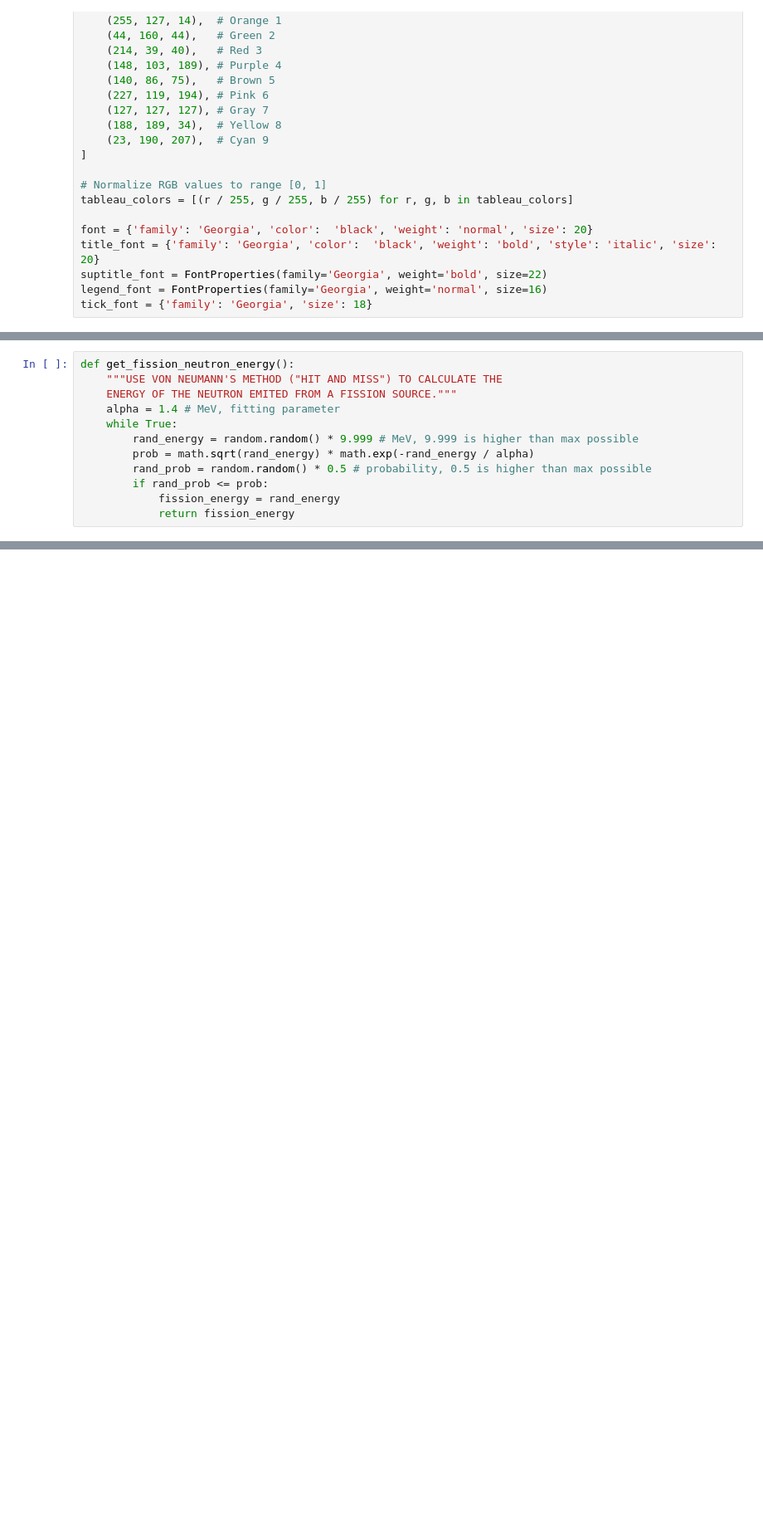
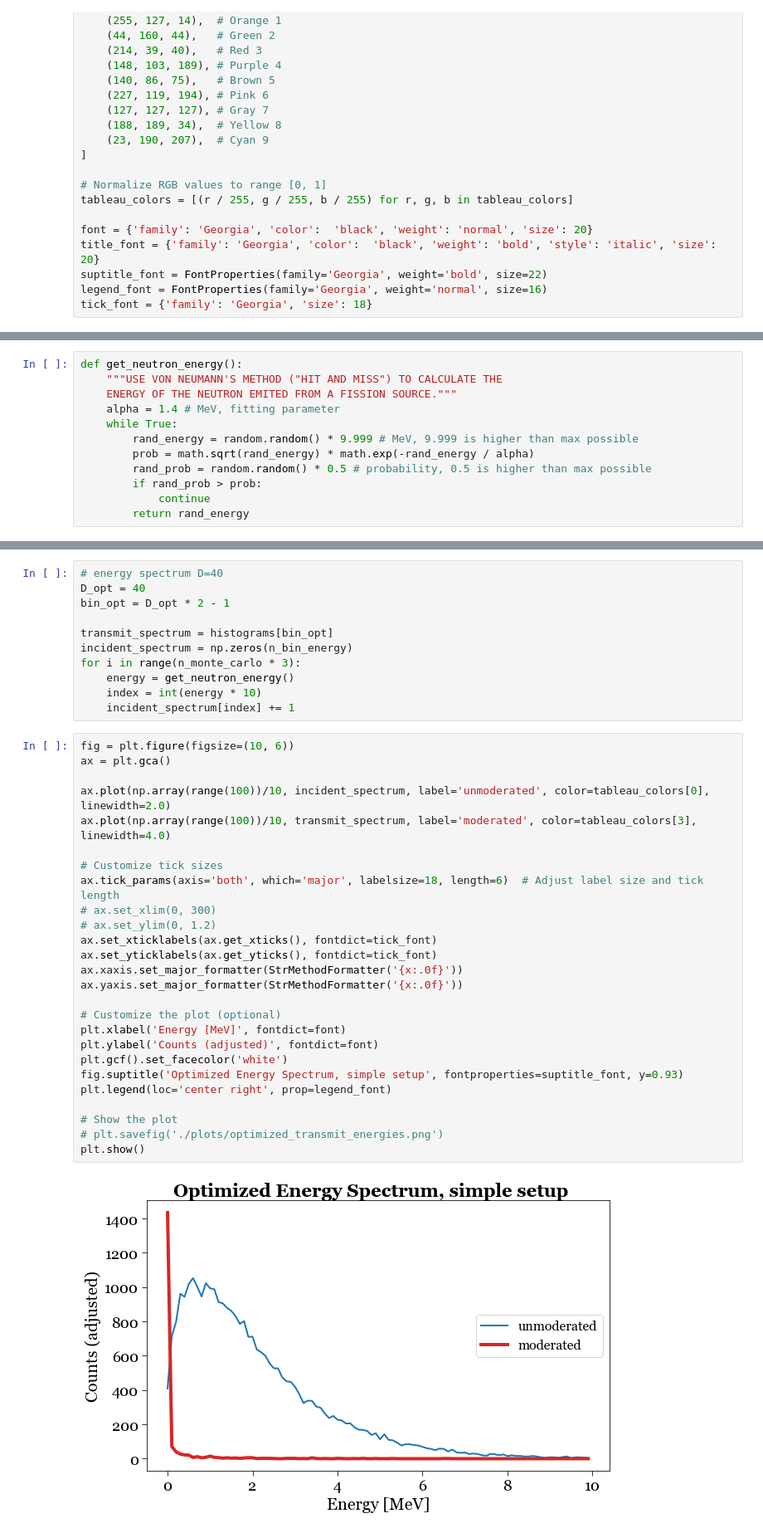
Before and after one commit to chew-in/computational_physics, a Jupyter notebook: 5_Chicago-Pile1/CP-1_simulation.ipynb, the cells around one changed output, grey strips where cells are left out. Shown at 83% size. Cells and saved outputs as stored; diff of their text form; blank space fills up the shorter version.

```diff
--- a/5_Chicago-Pile1/CP-1_simulation.ipynb
+++ b/5_Chicago-Pile1/CP-1_simulation.ipynb
@@ -63,5 +44,5 @@ C *** FROM ZERO UP TO THE MAXIMUM
 # %%
-def get_fission_neutron_energy():
+def get_neutron_energy():
     """USE VON NEUMANN'S METHOD ("HIT AND MISS") TO CALCULATE THE
     ENERGY OF THE NEUTRON EMITED FROM A FISSION SOURCE."""
     alpha = 1.4 # MeV, fitting parameter
@@ -69,6 +50,6 @@ def get_fission_neutron_energy():
         rand_energy = random.random() * 9.999 # MeV, 9.999 is higher than max possible
         prob = math.sqrt(rand_energy) * math.exp(-rand_energy / alpha)
         rand_prob = random.random() * 0.5 # probability, 0.5 is higher than max possible
-        if rand_prob <= prob:
-            fission_energy = rand_energy
-            return fission_energy
+        if rand_prob > prob:
+            continue
+        return rand_energy
@@ -141,0 +257,39 @@ C     PARTICLE DIRECTION. CACULATE THE ROTATION MATRIX.
+# %%
+# energy spectrum D=40
+D_opt = 40
+bin_opt = D_opt * 2 - 1
+
+transmit_spectrum = histograms[bin_opt]
+incident_spectrum = np.zeros(n_bin_energy)
+for i in range(n_monte_carlo * 3):
+    energy = get_neutron_energy()
+    index = int(energy * 10)
+    incident_spectrum[index] += 1
+# %%
+fig = plt.figure(figsize=(10, 6))
+ax = plt.gca()
+
+ax.plot(np.array(range(100))/10, incident_spectrum, label='unmoderated', color=tableau_colors[0], linewidth=2.0)
+ax.plot(np.array(range(100))/10, transmit_spectrum, label='moderated', color=tableau_colors[3], linewidth=4.0)
+
+# Customize tick sizes
+ax.tick_params(axis='both', which='major', labelsize=18, length=6)  # Adjust label size and tick length
+# ax.set_xlim(0, 300)
+# ax.set_ylim(0, 1.2)
+ax.set_xticklabels(ax.get_xticks(), fontdict=tick_font)
+ax.set_yticklabels(ax.get_yticks(), fontdict=tick_font)
+ax.xaxis.set_major_formatter(StrMethodFormatter('{x:.0f}'))
+ax.yaxis.set_major_formatter(StrMethodFormatter('{x:.0f}'))
+
+# Customize the plot (optional)
+plt.xlabel('Energy [MeV]', fontdict=font)
+plt.ylabel('Counts (adjusted)', fontdict=font)
+plt.gcf().set_facecolor('white')
+fig.suptitle('Optimized Energy Spectrum, simple setup', fontproperties=suptitle_font, y=0.93)
+plt.legend(loc='center right', prop=legend_font)
+
+# Show the plot
+# plt.savefig('./plots/optimized_transmit_energies.png')
+plt.show()
+# %% [output]
+[figure, added]
```
Also changed, not shown: parts of 25 cells of this notebook, 11 other files.
